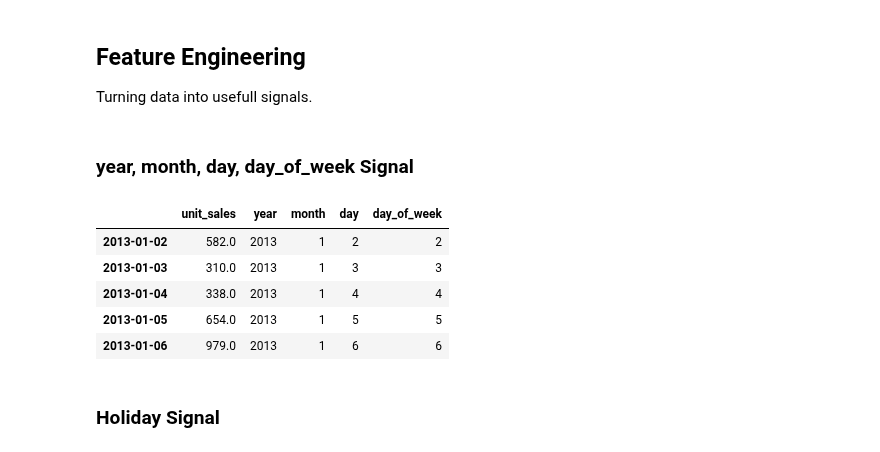
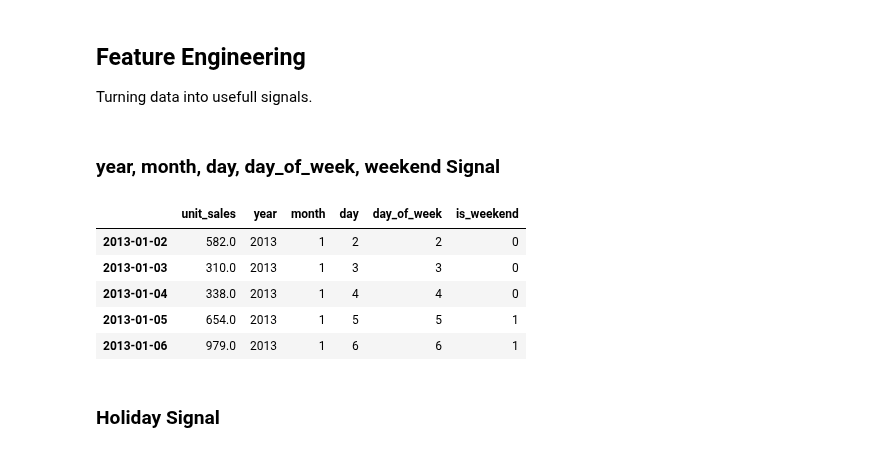
Before and after one commit to Moritz-Binder/corporacion_favorita_grocery_sales_forecasting, a Jupyter notebook: ipynb/EDA.ipynb, the cells around one changed output. Saved outputs shown, nothing was run; the diff lists cells and outputs as text; code cells hidden in the pictures.

```diff
--- a/ipynb/EDA.ipynb
+++ b/ipynb/EDA.ipynb
@@ -288,29 +316,30 @@ plt.show()
 
 Turning data into usefull signals.
 # %% [markdown]
-### year, month, day, day_of_week Signal
+### year, month, day, day_of_week, weekend Signal
 # %%
 # create temporary date columns for feature engineering
 timeseries_df['dates'] = timeseries_df.index
 
 # Split the timestamp into model-friendly parts
 timeseries_df['year'] = timeseries_df['dates'].dt.year
 timeseries_df['month'] = timeseries_df['dates'].dt.month
 timeseries_df['day'] = timeseries_df['dates'].dt.day
 timeseries_df['day_of_week'] = timeseries_df['dates'].dt.dayofweek # Monday=0 … Sunday=6
+timeseries_df['is_weekend'] = timeseries_df['day_of_week'].isin([5, 6]).astype(int) # 1 if weekend, 0 if weekday
 
 # drope the temporary 'dates' column and unit_sales_z column as we won't need it for modeling
 timeseries_df = timeseries_df.drop(columns=['dates', 'unit_sales_z'])
 
 # Lets check the result
 timeseries_df.head()
 # %% [output]
-|  | unit_sales | year | month | day | day_of_week |
-| 2013-01-02 | 582.0 | 2013 | 1 | 2 | 2 |
-| 2013-01-03 | 310.0 | 2013 | 1 | 3 | 3 |
-| 2013-01-04 | 338.0 | 2013 | 1 | 4 | 4 |
-| 2013-01-05 | 654.0 | 2013 | 1 | 5 | 5 |
-| 2013-01-06 | 979.0 | 2013 | 1 | 6 | 6 |
+|  | unit_sales | year | month | day | day_of_week | is_weekend |
+| 2013-01-02 | 582.0 | 2013 | 1 | 2 | 2 | 0 |
+| 2013-01-03 | 310.0 | 2013 | 1 | 3 | 3 | 0 |
+| 2013-01-04 | 338.0 | 2013 | 1 | 4 | 4 | 0 |
+| 2013-01-05 | 654.0 | 2013 | 1 | 5 | 5 | 1 |
+| 2013-01-06 | 979.0 | 2013 | 1 | 6 | 6 | 1 |
 # %% [markdown]
 ### Holiday Signal
 # %%
```
Also changed, not shown: parts of 24 cells of this notebook, 5 other files.
